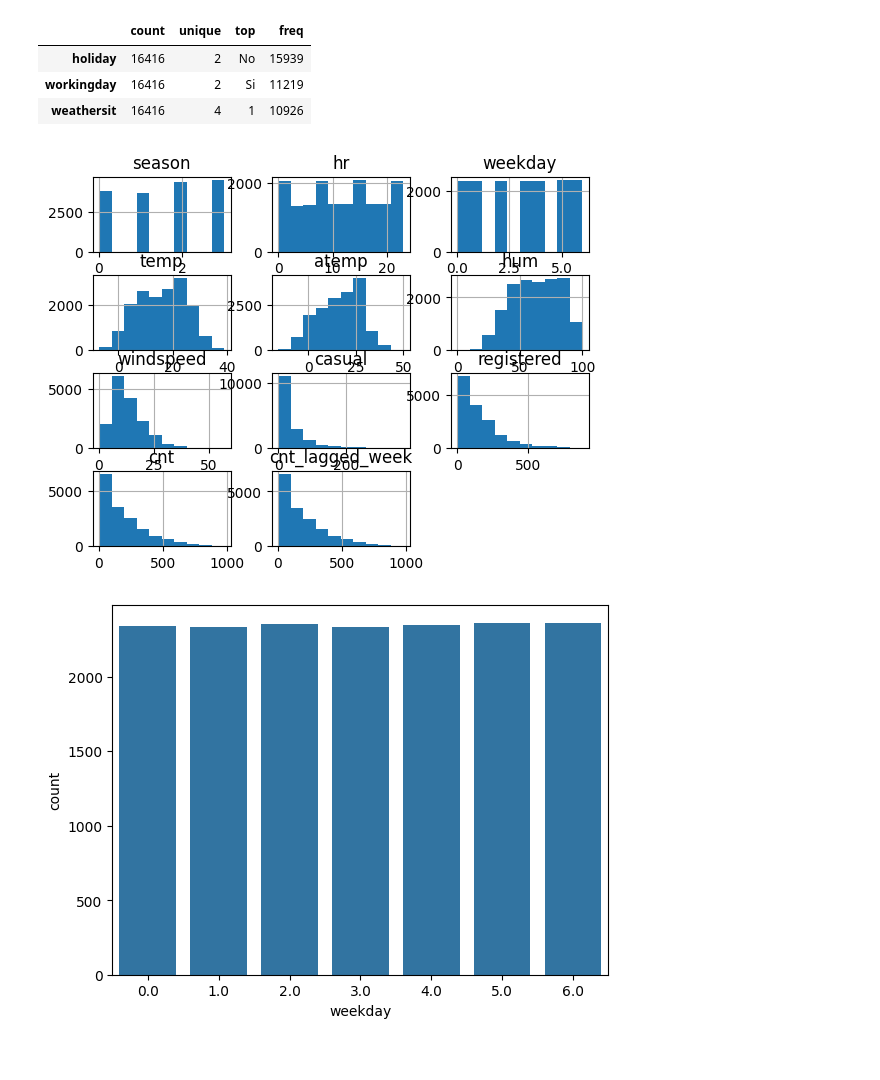
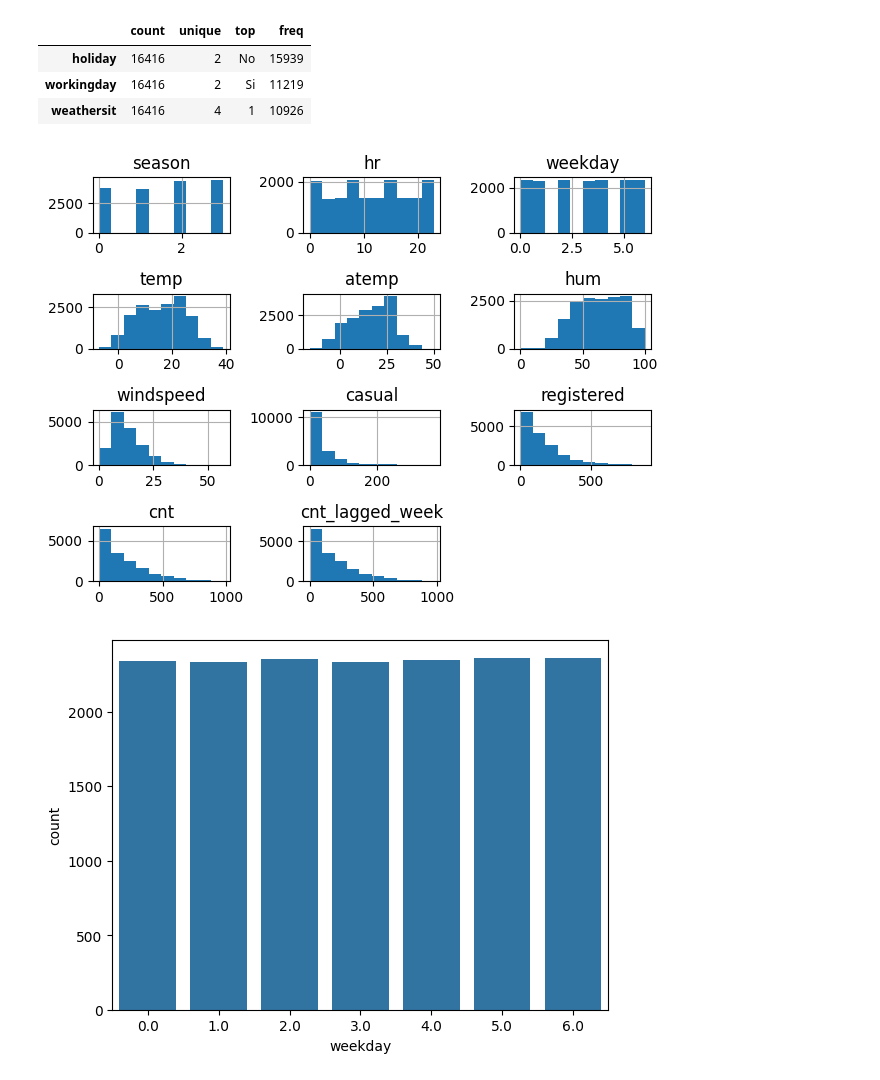
Before and after one commit to elchck81/machine-learning-final-project, a Jupyter notebook: notebooks/bike_sharing.ipynb, the cells around one changed output. Cells and saved outputs as stored; diff of their text form; code cells hidden in the pictures.

```diff
--- a/notebooks/bike_sharing.ipynb
+++ b/notebooks/bike_sharing.ipynb
@@ -99,7 +99,7 @@ df.sample(10, random_state= 2025)
 # %%
 #Step 3: EDA
 
-df_train, df_test = df[:16416], df[16416:]
+df_train, df_test = df[:16422], df[16422:]
 df_train.tail(1)
 # %% [output]
 |  | season | hr | holiday | weekday | workingday | weathersit | temp | atemp | hum | windspeed | ... |
@@ -127,9 +127,10 @@ display(df_train.describe(include='category').T)
 | weathersit | 16416 | 4 | 1 | 10926 |
 # %%
 df_train.hist()
+plt.tight_layout()
 plt.show()
 # %% [output]
-[figure, old version]
+[figure, new version]
 # %%
 sns.countplot(df_train, x='weekday')
 plt.show()
```
Also changed, not shown: parts of 3 cells of this notebook.
